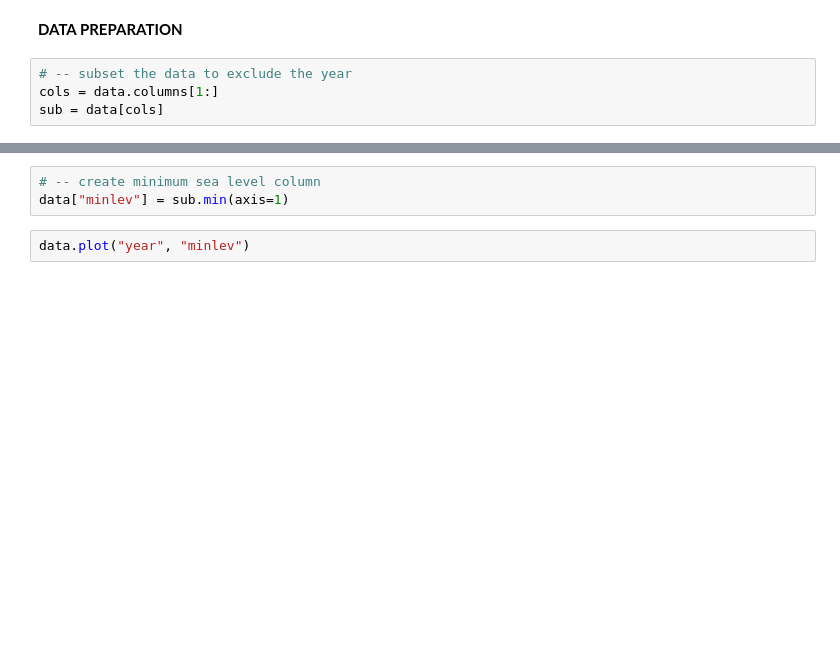
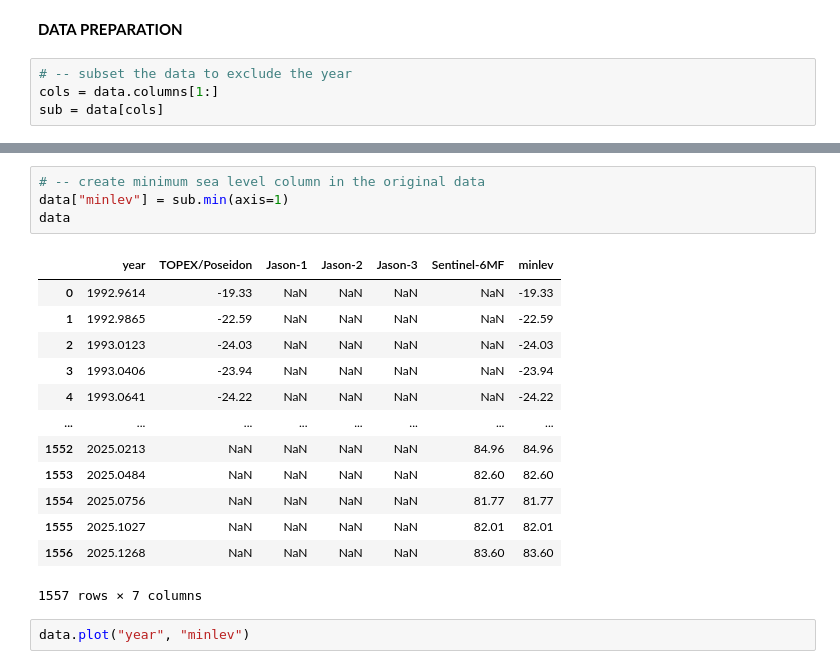
Before and after one commit to reshmitha0424/ML-SimpleLinearRegression-SeaLevelRise, a Jupyter notebook: 2_6_Copy_of_mlpp25_slr.ipynb, the cells around one changed output, grey strips where cells are left out. Cells and saved outputs as stored; diff of their text form; blank space fills up the shorter version.

```diff
--- a/2_6_Copy_of_mlpp25_slr.ipynb
+++ b/2_6_Copy_of_mlpp25_slr.ipynb
@@ -44,6 +107,21 @@ sub = data[cols]
 # %%
-# -- create minimum sea level column
+# -- create minimum sea level column in the original data
 data["minlev"] = sub.min(axis=1)
+data
+# %% [output]
+|  | year | TOPEX/Poseidon | Jason-1 | Jason-2 | Jason-3 | Sentinel-6MF | minlev |
+| 0 | 1992.9614 | -19.33 | NaN | NaN | NaN | NaN | -19.33 |
+| 1 | 1992.9865 | -22.59 | NaN | NaN | NaN | NaN | -22.59 |
+| 2 | 1993.0123 | -24.03 | NaN | NaN | NaN | NaN | -24.03 |
+| 3 | 1993.0406 | -23.94 | NaN | NaN | NaN | NaN | -23.94 |
+| 4 | 1993.0641 | -24.22 | NaN | NaN | NaN | NaN | -24.22 |
+| ... | ... | ... | ... | ... | ... | ... | ... |
+| 1552 | 2025.0213 | NaN | NaN | NaN | NaN | 84.96 | 84.96 |
+| 1553 | 2025.0484 | NaN | NaN | NaN | NaN | 82.60 | 82.60 |
+| 1554 | 2025.0756 | NaN | NaN | NaN | NaN | 81.77 | 81.77 |
+| 1555 | 2025.1027 | NaN | NaN | NaN | NaN | 82.01 | 82.01 |
+| 1556 | 2025.1268 | NaN | NaN | NaN | NaN | 83.60 | 83.60 |
+1557 rows × 7 columns
 # %%
 data.plot("year", "minlev")
 # %% [output]
```
Also changed, not shown: parts of 15 cells of this notebook.
